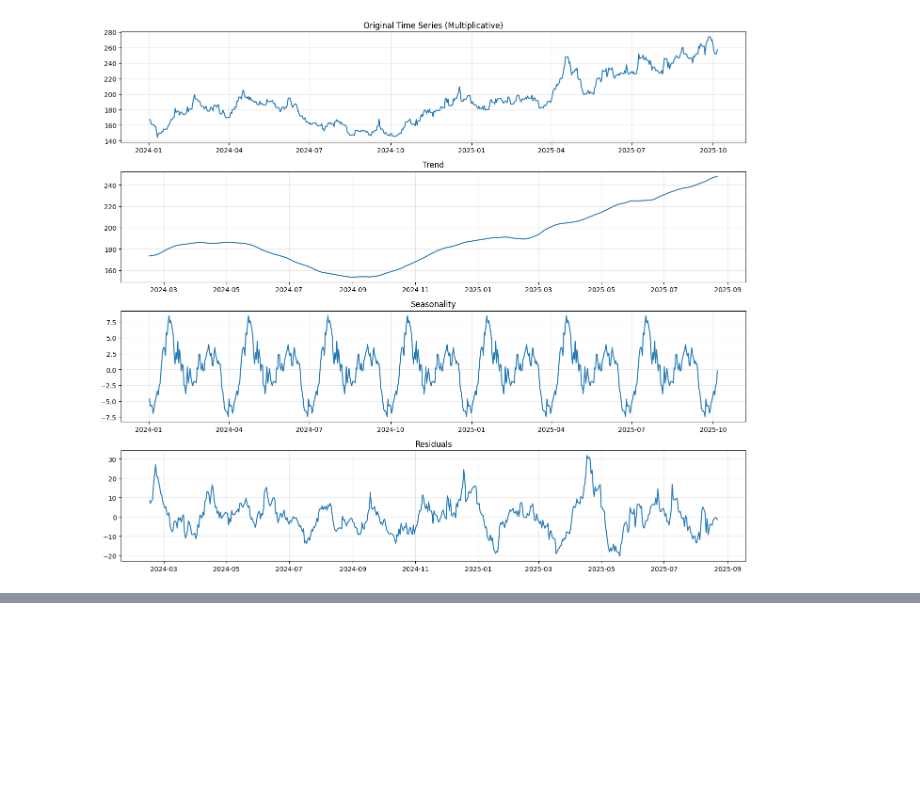
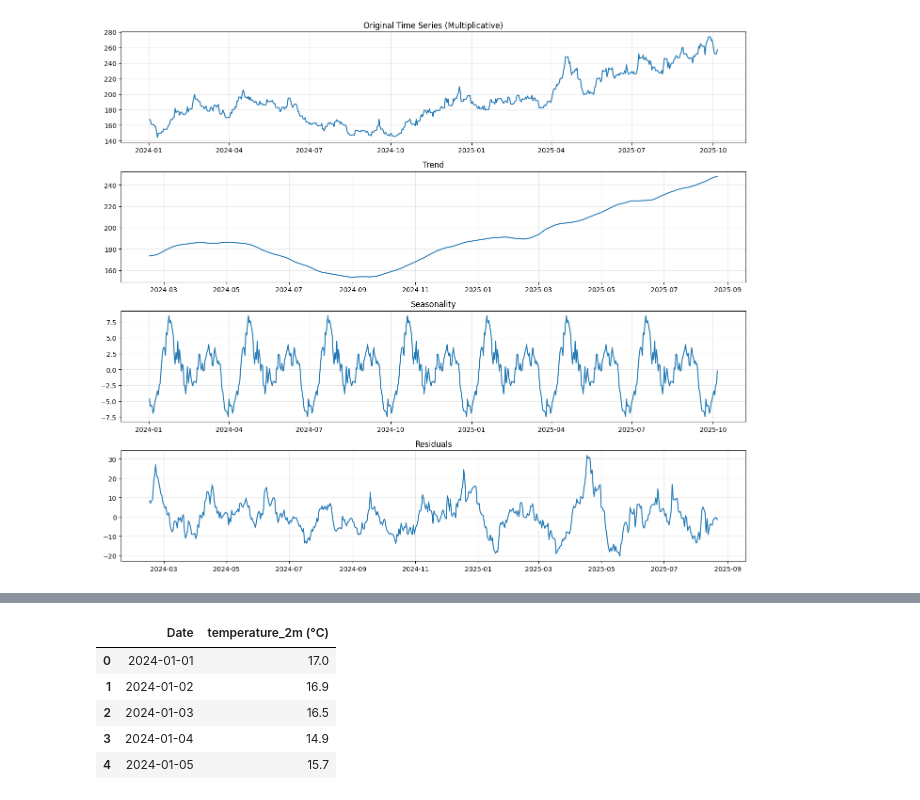
Before and after one commit to SchneFre/data-wrangling-project, a Jupyter notebook: data-wrangling-project.ipynb, the cells around one changed output, grey strips where cells are left out. Saved outputs shown, nothing was run; the diff lists cells and outputs as text; code cells hidden in the pictures; blank space fills up the shorter version.

```diff
--- a/data-wrangling-project.ipynb
+++ b/data-wrangling-project.ipynb
@@ -495,0 +500,19 @@ plt.show()
+# %%
+df_weather = pd.read_csv("open-meteo-34.06N118.24W91m.csv")
+df_weather = df_weather.rename(columns={"time":"Date"})
+df_weather['Date'] = pd.to_datetime(df_weather['Date']).dt.date
+
+df_weather_grouped = df_weather.groupby("Date").max("temperature_2m (°C)")
+# Convert Series to DataFrame and rename column
+df_weather_grouped = df_weather_grouped.reset_index()
+df_weather_grouped['Date'] = pd.to_datetime(df_weather_grouped['Date'])
+df_weather_grouped.head()
+
+# df_weather.head()
+# %% [output]
+|  | Date | temperature_2m (°C) |
+| 0 | 2024-01-01 | 17.0 |
+| 1 | 2024-01-02 | 16.9 |
+| 2 | 2024-01-03 | 16.5 |
+| 3 | 2024-01-04 | 14.9 |
+| 4 | 2024-01-05 | 15.7 |
```
Also changed, not shown: parts of 7 cells of this notebook, 1 other file.
